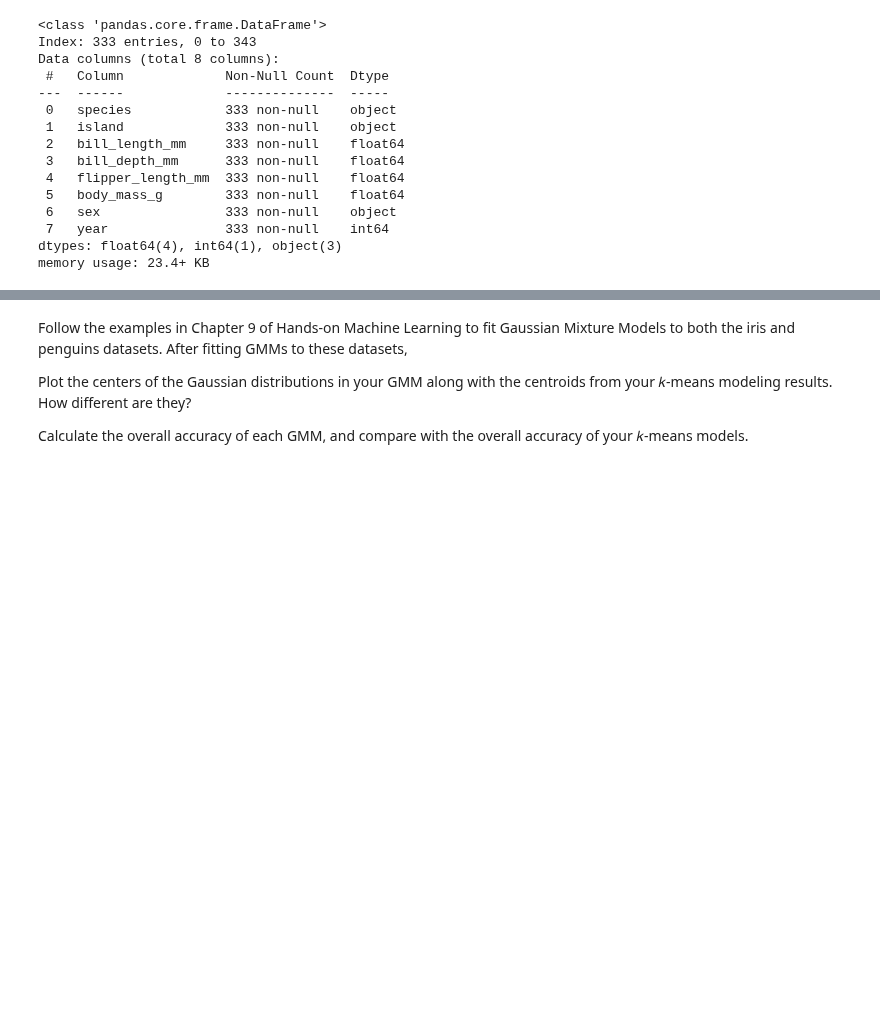
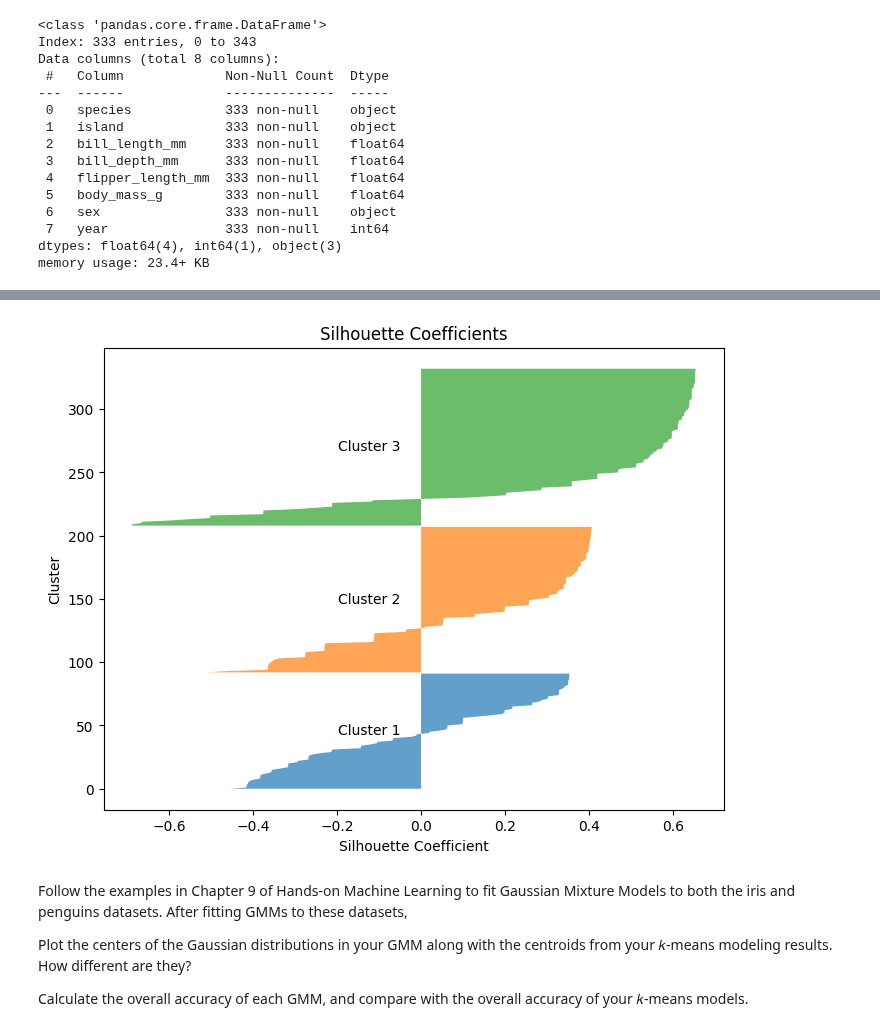
Before and after one commit to Qu1nnD/CS290, a Jupyter notebook: Clustering.ipynb, the cells around one changed output, grey strips where cells are left out. Cells and saved outputs as stored; diff of their text form; code cells hidden in the pictures; blank space fills up the shorter version.

```diff
--- a/Clustering.ipynb
+++ b/Clustering.ipynb
@@ -62,14 +64,23 @@ def inertia(features, labels, centroids): #sum of the squared distances from eac
         distances = np.linalg.norm(cluster_points - centroids[i], axis=1)  # Distances to centroid
         total_distance += np.sum(distances ** 2)  # Sum of squared distances
     return total_distance
-# %%
-def sil_coe(dataset, centroid_type, feature_x, feature_y, target):
-    plt.figure(figsize=(11,9))
-  for k in (3,6):
-    plt.subplot(2,2,k-2)
-    y_pred=kmeans_per_k[k-1].labels
-    coeffs=silhouette_coefficients[y_pred==1]
-    coeffs.sort()
+# %%
+def sil_coe(data, labels):
+  silhouette_avg = silhouette_score(data, labels)
+  sample_silhouette_values = silhouette_samples(data, labels)
+  plt.figure(figsize=(8, 6))
+  y_lower, y_upper = 0, 0
+  for i in range(len(np.unique(labels))):
+      cluster_silhouette_values = sample_silhouette_values[labels == i]
+      cluster_silhouette_values.sort()
+      y_upper += len(cluster_silhouette_values)
+      plt.fill_betweenx(np.arange(y_lower, y_upper), 0, cluster_silhouette_values, alpha=0.7)
+      plt.text(-0.05, (y_lower + y_upper) / 2, f"Cluster {i+1}", va='center', ha='right')
+      y_lower = y_upper
+  plt.title(f"Silhouette Coefficients")
+  plt.xlabel("Silhouette Coefficient")
+  plt.ylabel("Cluster")
+  plt.show()
 # %%
 def accuracy(true_labels, predicted_labels):
     correct_predictions = np.sum(true_labels == predicted_labels)
@@ -142,3 +175,7 @@ Accuracy: 0.83
+# %%
+sil_coe(penguins.select_dtypes(include=np.number),labelsNum)
+# %% [output]
+[figure, added]
 # %% [markdown]
 Follow the examples in Chapter 9 of Hands-on Machine Learning to fit Gaussian Mixture Models to both the iris and penguins datasets. After fitting GMMs to these datasets,
 
```
Also changed, not shown: parts of 8 cells of this notebook.
